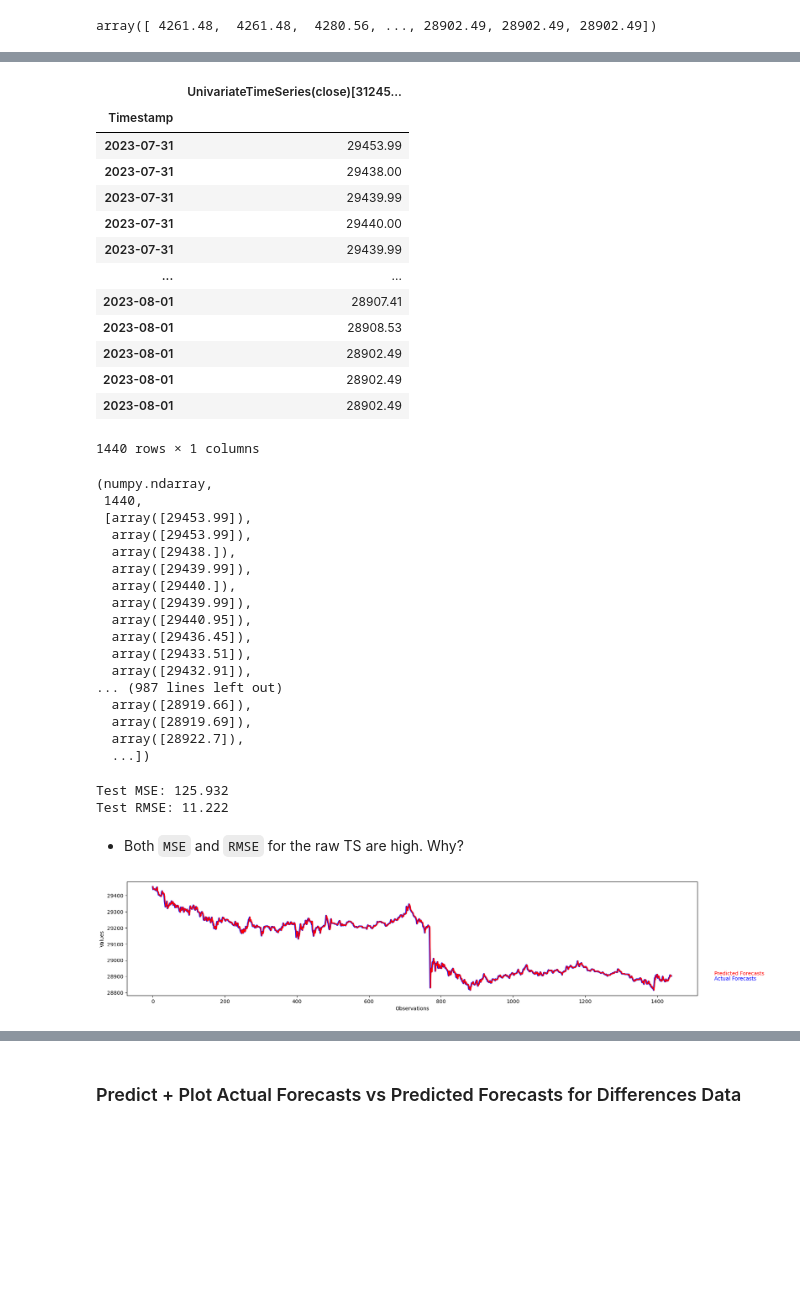
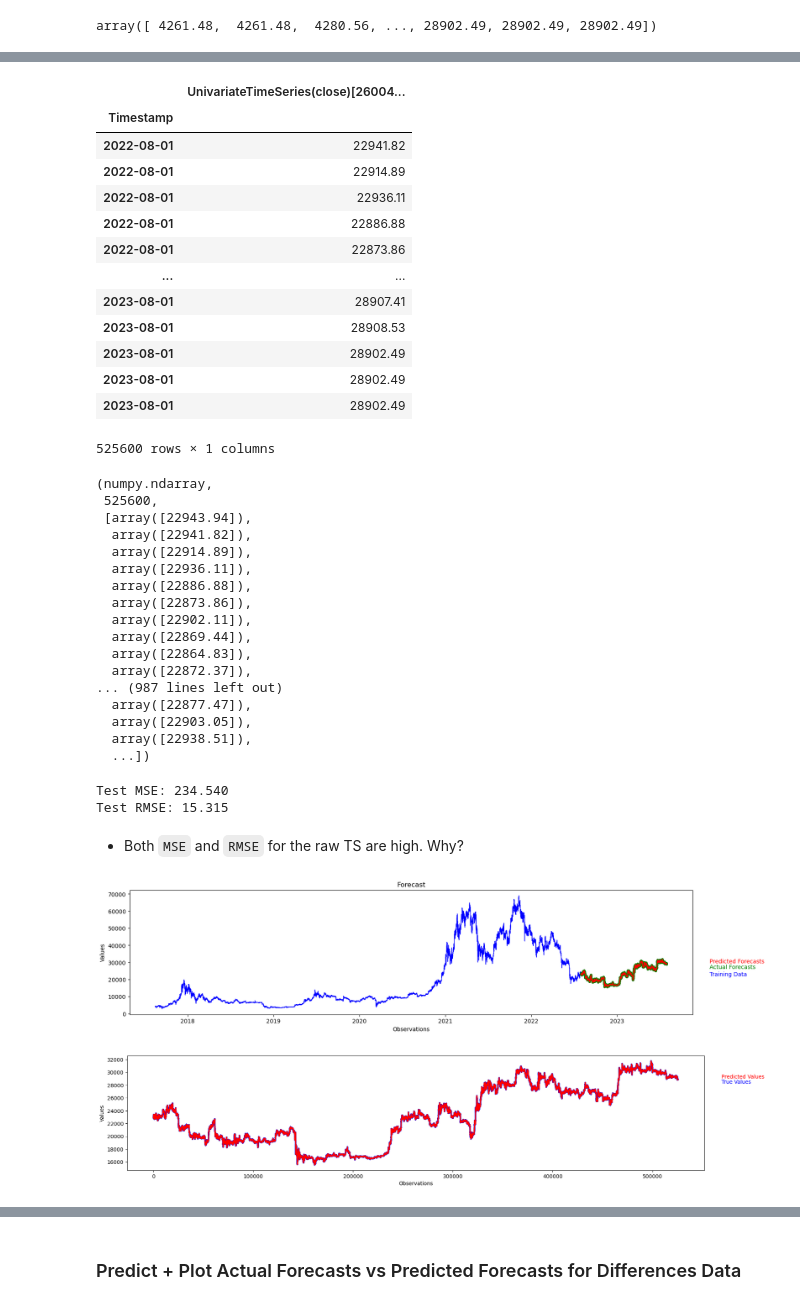
Before and after one commit to Brinkley97/applied_time_series_and_machine_learning, a Jupyter notebook: framework_for_time_series_data/nlp_ts/paper-bitcoin_daily.ipynb, the cells around one changed output, grey strips where cells are left out. Cells and saved outputs as stored; diff of their text form; code cells hidden in the pictures; blank space fills up the shorter version.

Commit message:
plotting with train, test, and predictions

```diff
--- a/framework_for_time_series_data/nlp_ts/paper-bitcoin_daily.ipynb
+++ b/framework_for_time_series_data/nlp_ts/paper-bitcoin_daily.ipynb
@@ -197,7 +198,9 @@ bitcoin_series
 # %% [output]
 array([ 4261.48,  4261.48,  4280.56, ..., 28902.49, 28902.49, 28902.49])
 # %%
-forecasting_step = 1440
+day_forecast = 60 * 24
+year_forecast = day_forecast * 365
+forecasting_step = year_forecast
 N = len(bitcoin_ts.get_series())
 train_length = N - forecasting_step
 train_length
@@ -232,20 +235,20 @@ train_df
 test_df = test_uts.get_as_df()
 test_df
 # %% [output]
-|  | UnivariateTimeSeries(close)[31245... |
+|  | UnivariateTimeSeries(close)[26004... |
 | Timestamp |  |
-| 2023-07-31 | 29453.99 |
-| 2023-07-31 | 29438.00 |
-| 2023-07-31 | 29439.99 |
-| 2023-07-31 | 29440.00 |
-| 2023-07-31 | 29439.99 |
+| 2022-08-01 | 22941.82 |
+| 2022-08-01 | 22914.89 |
+| 2022-08-01 | 22936.11 |
+| 2022-08-01 | 22886.88 |
+| 2022-08-01 | 22873.86 |
 | ... | ... |
 | 2023-08-01 | 28907.41 |
 | 2023-08-01 | 28908.53 |
 | 2023-08-01 | 28902.49 |
 | 2023-08-01 | 28902.49 |
 | 2023-08-01 | 28902.49 |
-1440 rows × 1 columns
+525600 rows × 1 columns
 # %%
 rw_model_class = RandomWalk()
 
@@ -254,34 +257,37 @@ rw_predictions = rw_model_class.predict(train_df, test_df)
 type(rw_predictions[0]), len(rw_predictions), rw_predictions
 # %% [output]
 (numpy.ndarray,
- 1440,
- [array([29453.99]),
-  array([29453.99]),
-  array([29438.]),
-  array([29439.99]),
-  array([29440.]),
-  array([29439.99]),
-  array([29440.95]),
-  array([29436.45]),
-  array([29433.51]),
-  array([29432.91]),
+ 525600,
+ [array([22943.94]),
+  array([22941.82]),
+  array([22914.89]),
+  array([22936.11]),
+  array([22886.88]),
+  array([22873.86]),
+  array([22902.11]),
+  array([22869.44]),
+  array([22864.83]),
+  array([22872.37]),
 ... (987 lines left out)
-  array([28919.66]),
-  array([28919.69]),
-  array([28922.7]),
+  array([22877.47]),
+  array([22903.05]),
+  array([22938.51]),
   ...])
 # %%
 rw_mse_gsts = EvaluationMetric.eval_mse(test_df, rw_predictions, per_element=False)
 rw_rmse_gsts = EvaluationMetric.eval_rmse(test_df, rw_predictions, per_element=False)
 # %% [output]
-Test MSE: 125.932
-Test RMSE: 11.222
+Test MSE: 234.540
+Test RMSE: 15.315
 # %% [markdown]
 - Both `MSE` and `RMSE` for the raw TS are high. Why?
 # %%
-# EvaluationMetric.plot_forecast(train_df, test_df, rw_predictions, per_element=False)
+EvaluationMetric.plot_forecast(train_df, test_df, rw_predictions, per_element=False)
 # EvaluationMetric.plot_forecast_only(test_df, rw_predictions, per_element=True)
-EvaluationMetric.plot_predictions(test_df, rw_predictions, lag=1)
+# EvaluationMetric.plot_forecast_only(test_df, rw_predictions)
+
+EvaluationMetric.plot_predictions(test_df, rw_predictions)
 # %% [output]
-[figure, old version]
+[figure, new version]
+[figure, added]
 # %% [markdown]
```
Also changed, not shown: parts of 20 cells of this notebook.
